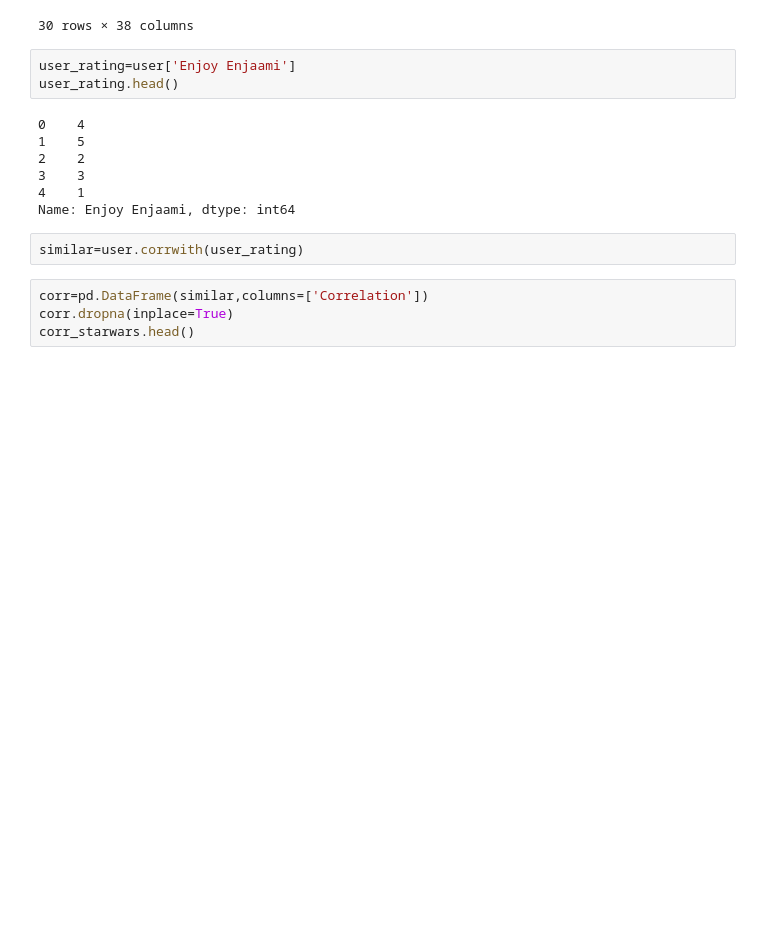
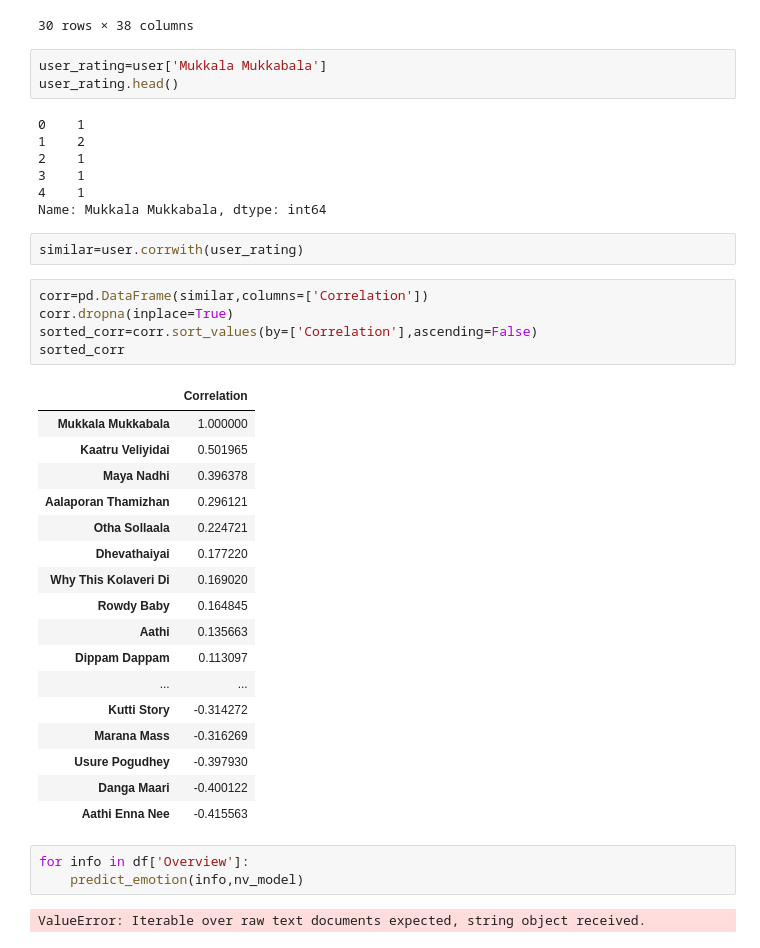
Before and after one commit to SreeVatt/Music-Recommendation-Chatbot, a Jupyter notebook: main.ipynb, the cells around one changed output. Saved outputs shown, nothing was run; the diff lists cells and outputs as text; blank space fills up the shorter version.

```diff
--- a/main.ipynb
+++ b/main.ipynb
@@ -689,18 +683,42 @@ user
 | 29 | User30 | 4 | 1 | 1 | 2 | 2 | ... |
 30 rows × 38 columns
 # %%
-user_rating=user['Enjoy Enjaami']
+user_rating=user['Mukkala Mukkabala']
 user_rating.head()
 # %% [output]
-0    4
-1    5
-2    2
-3    3
+0    1
+1    2
+2    1
+3    1
 4    1
-Name: Enjoy Enjaami, dtype: int64
+Name: Mukkala Mukkabala, dtype: int64
 # %%
 similar=user.corrwith(user_rating)
 # %%
 corr=pd.DataFrame(similar,columns=['Correlation'])
 corr.dropna(inplace=True)
-corr_starwars.head()
+sorted_corr=corr.sort_values(by=['Correlation'],ascending=False)
+sorted_corr
+# %% [output]
+|  | Correlation |
+| Mukkala Mukkabala | 1.000000 |
+| Kaatru Veliyidai | 0.501965 |
+| Maya Nadhi | 0.396378 |
+| Aalaporan Thamizhan | 0.296121 |
+| Otha Sollaala | 0.224721 |
+| Dhevathaiyai | 0.177220 |
+| Why This Kolaveri Di | 0.169020 |
+| Rowdy Baby | 0.164845 |
+| Aathi | 0.135663 |
+| Dippam Dappam | 0.113097 |
+| ... | ... |
+| Kutti Story | -0.314272 |
+| Marana Mass | -0.316269 |
+| Usure Pogudhey | -0.397930 |
+| Danga Maari | -0.400122 |
+| Aathi Enna Nee | -0.415563 |
+# %%
+for info in df['Overview']:
+    predict_emotion(info,nv_model)
+# %% [output]
+ValueError: Iterable over raw text documents expected, string object received.
```
Also changed, not shown: parts of 9 cells of this notebook.
